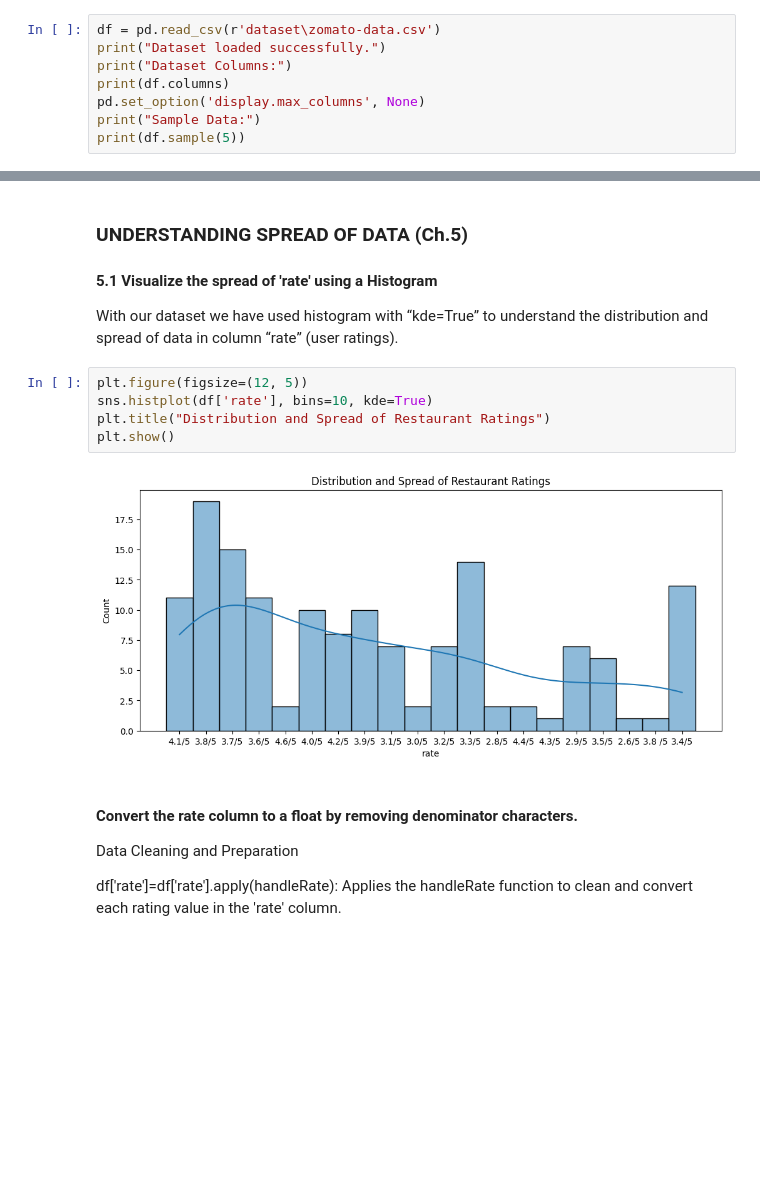
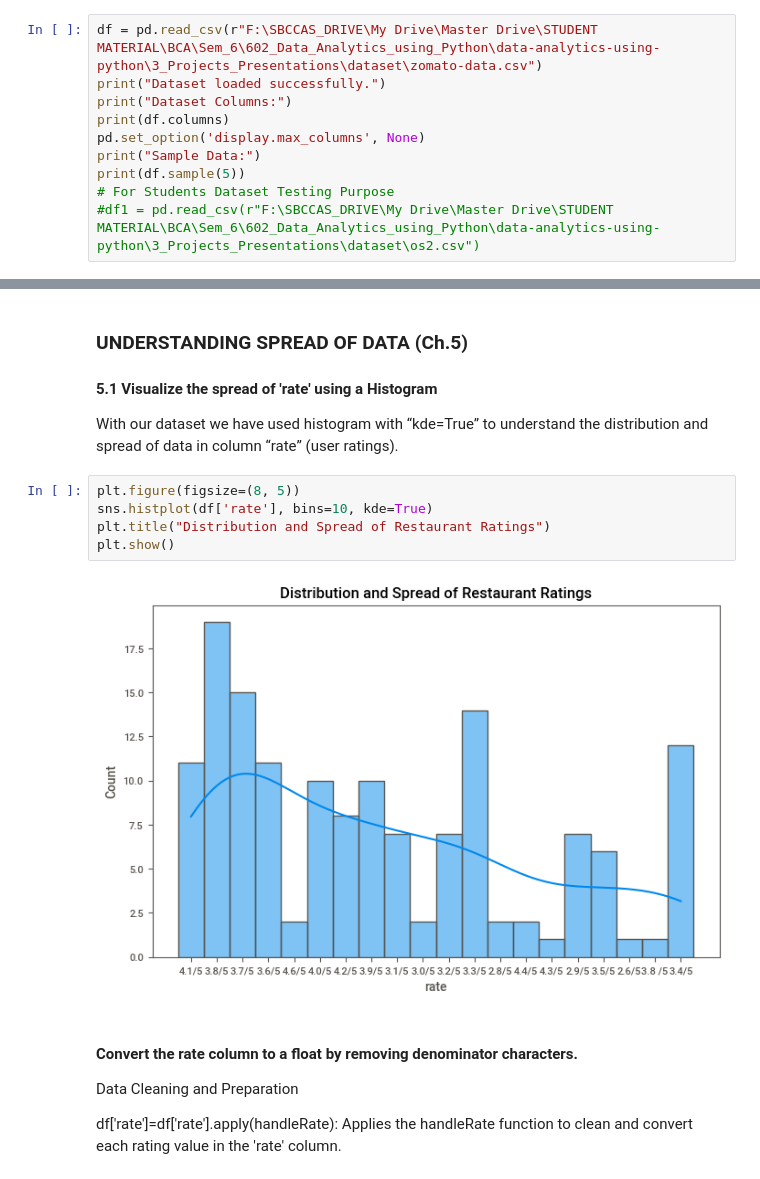
Before and after one commit to sbccas/data-analytics-using-python, a Jupyter notebook: 3_Projects_Presentations/Zomato_602_DAP_Student_Reference.ipynb, the cells around one changed output, grey strips where cells are left out. Drawn from its saved outputs; the diff is of its cells as text; blank space fills up the shorter version.

```diff
--- a/3_Projects_Presentations/Zomato_602_DAP_Student_Reference.ipynb
+++ b/3_Projects_Presentations/Zomato_602_DAP_Student_Reference.ipynb
@@ -18,13 +20,15 @@ Libraries imported successfully.
 *   setting pandas display option to display all columns.
 *   display random few lines of data.
 # %%
-df = pd.read_csv(r'dataset\zomato-data.csv')
+df = pd.read_csv(r"F:\SBCCAS_DRIVE\My Drive\Master Drive\STUDENT MATERIAL\BCA\Sem_6\602_Data_Analytics_using_Python\data-analytics-using-python\3_Projects_Presentations\dataset\zomato-data.csv")
 print("Dataset loaded successfully.")
 print("Dataset Columns:")
 print(df.columns)
 pd.set_option('display.max_columns', None)
 print("Sample Data:")
 print(df.sample(5))
+# For Students Dataset Testing Purpose
+#df1 = pd.read_csv(r"F:\SBCCAS_DRIVE\My Drive\Master Drive\STUDENT MATERIAL\BCA\Sem_6\602_Data_Analytics_using_Python\data-analytics-using-python\3_Projects_Presentations\dataset\os2.csv")
 # %% [output]
 Dataset loaded successfully.
 Dataset Columns:
@@ -80,12 +84,12 @@ This helps identify:
 #### 5.1 Visualize the spread of 'rate' using a Histogram
 With our dataset we have used histogram with “kde=True” to understand the distribution and spread of data in column “rate” (user ratings).
 # %%
-plt.figure(figsize=(12, 5))
+plt.figure(figsize=(8, 5))
 sns.histplot(df['rate'], bins=10, kde=True)
 plt.title("Distribution and Spread of Restaurant Ratings")
 plt.show()
 # %% [output]
-[figure, old version]
+[figure, new version]
 # %% [markdown]
 #### Convert the rate column to a float by removing denominator characters.
 
```
Also changed, not shown: parts of 18 cells of this notebook, 3 other files.
